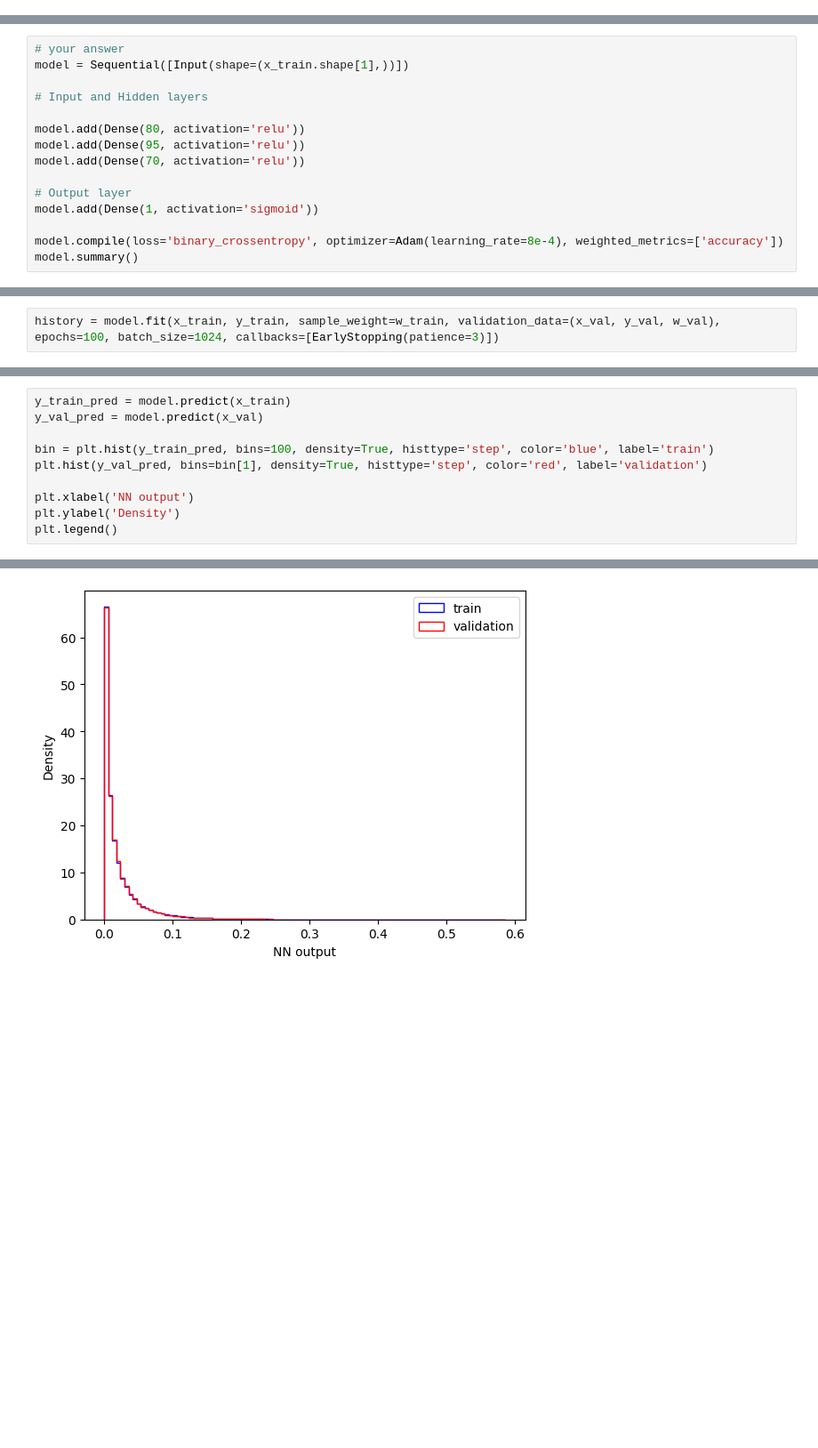
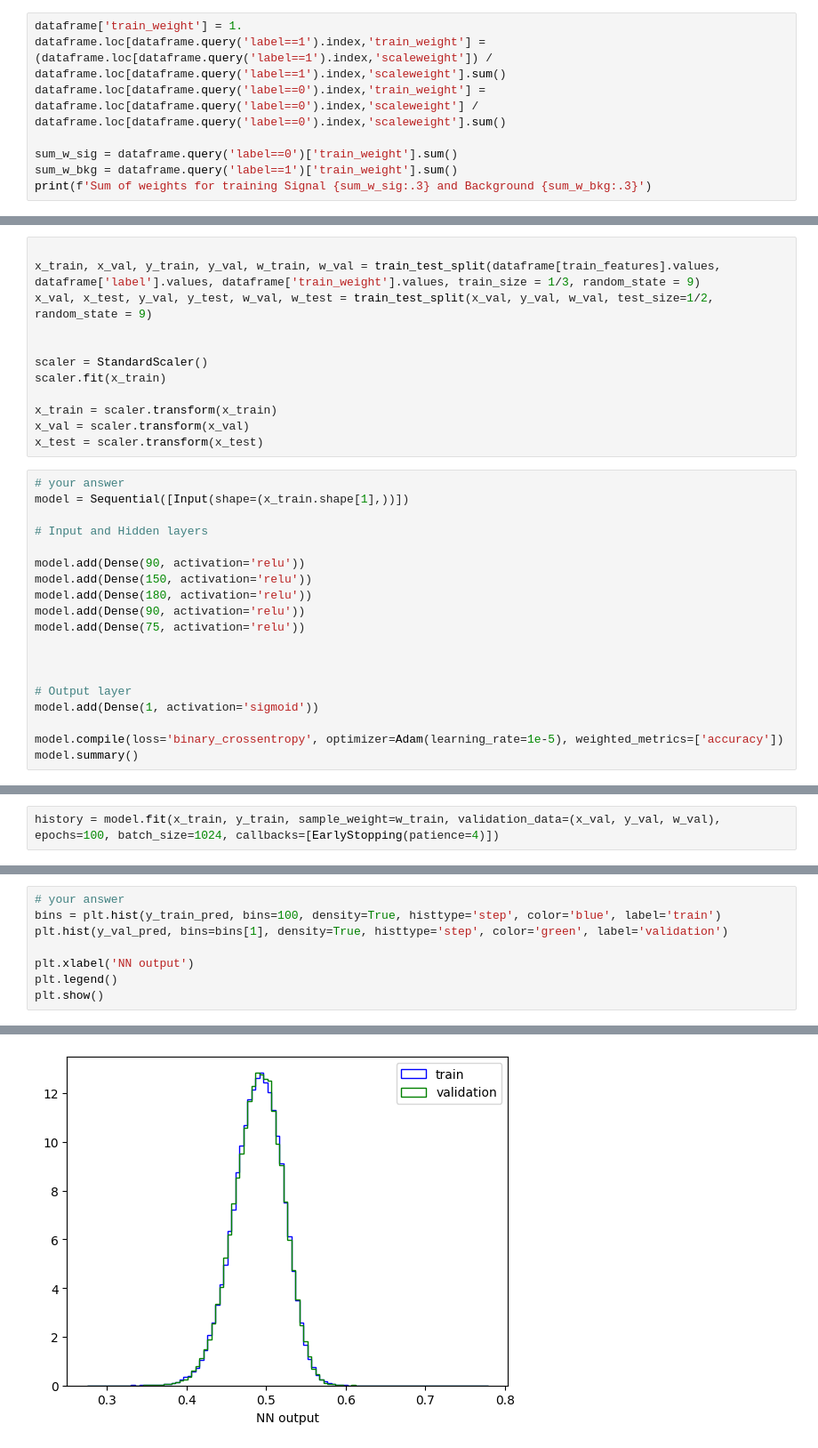
Before and after one commit to joaopedrobiu6/MASHEP_jbiu, a Jupyter notebook: Projeto/machine_learning.ipynb, the cells around one changed output, grey strips where cells are left out. Shown: that part at 89% size. Saved outputs shown, nothing was run; the diff lists cells and outputs as text; blank space fills up the shorter version.

```diff
--- a/Projeto/machine_learning.ipynb
+++ b/Projeto/machine_learning.ipynb
@@ -46,0 +22,8 @@ Index(['Unnamed: 0', 'ID', 'etmiss', 'mtw', 'leadleptPt', 'leadleptEta',
+# %%
+dataframe['train_weight'] = 1.
+dataframe.loc[dataframe.query('label==1').index,'train_weight'] = (dataframe.loc[dataframe.query('label==1').index,'scaleweight']) / dataframe.loc[dataframe.query('label==1').index,'scaleweight'].sum()
+dataframe.loc[dataframe.query('label==0').index,'train_weight'] = dataframe.loc[dataframe.query('label==0').index,'scaleweight'] / dataframe.loc[dataframe.query('label==0').index,'scaleweight'].sum()
+
+sum_w_sig = dataframe.query('label==0')['train_weight'].sum()
+sum_w_bkg = dataframe.query('label==1')['train_weight'].sum()
+print(f'Sum of weights for training Signal {sum_w_sig:.3} and Background {sum_w_bkg:.3}')
@@ -78,17 +38,33 @@ w_test = data_test[train_weight].values
+# %%
+
+x_train, x_val, y_train, y_val, w_train, w_val = train_test_split(dataframe[train_features].values, dataframe['label'].values, dataframe['train_weight'].values, train_size = 1/3, random_state = 9)
+x_val, x_test, y_val, y_test, w_val, w_test = train_test_split(x_val, y_val, w_val, test_size=1/2, random_state = 9)
+
+
+scaler = StandardScaler()
+scaler.fit(x_train)
+
+x_train = scaler.transform(x_train)
+x_val = scaler.transform(x_val)
+x_test = scaler.transform(x_test)
 # %%
 # your answer
 model = Sequential([Input(shape=(x_train.shape[1],))])
 
 # Input and Hidden layers
 
-model.add(Dense(80, activation='relu'))
-model.add(Dense(95, activation='relu'))
-model.add(Dense(70, activation='relu'))
+model.add(Dense(90, activation='relu'))
+model.add(Dense(150, activation='relu'))
+model.add(Dense(180, activation='relu'))
+model.add(Dense(90, activation='relu'))
+model.add(Dense(75, activation='relu'))
+
+
 
 # Output layer
 model.add(Dense(1, activation='sigmoid'))
 
-model.compile(loss='binary_crossentropy', optimizer=Adam(learning_rate=8e-4), weighted_metrics=['accuracy'])
+model.compile(loss='binary_crossentropy', optimizer=Adam(learning_rate=1e-5), weighted_metrics=['accuracy'])
 model.summary()
 # %% [output]
 Model: "sequential"
@@ -108,5 +88,5 @@ Model: "sequential"
  Non-trainable params: 0 (0.00 B)
 # %%
-history = model.fit(x_train, y_train, sample_weight=w_train, validation_data=(x_val, y_val, w_val), epochs=100, batch_size=1024, callbacks=[EarlyStopping(patience=3)])
+history = model.fit(x_train, y_train, sample_weight=w_train, validation_data=(x_val, y_val, w_val), epochs=100, batch_size=1024, callbacks=[EarlyStopping(patience=4)])
 # %% [output]
 Epoch 1/100
@@ -148,11 +144,9 @@ plt.show()
 # %%
-y_train_pred = model.predict(x_train)
-y_val_pred = model.predict(x_val)
-
-bin = plt.hist(y_train_pred, bins=100, density=True, histtype='step', color='blue', label='train')
-plt.hist(y_val_pred, bins=bin[1], density=True, histtype='step', color='red', label='validation')
+# your answer
+bins = plt.hist(y_train_pred, bins=100, density=True, histtype='step', color='blue', label='train')
+plt.hist(y_val_pred, bins=bins[1], density=True, histtype='step', color='green', label='validation')
 
 plt.xlabel('NN output')
-plt.ylabel('Density')
 plt.legend()
+plt.show()
 # %% [output]
@@ -162 +153 @@ plt.legend()
-[figure, old version]
+[figure, new version]
```
Also changed, not shown: parts of 23 cells of this notebook, 4 other files.
